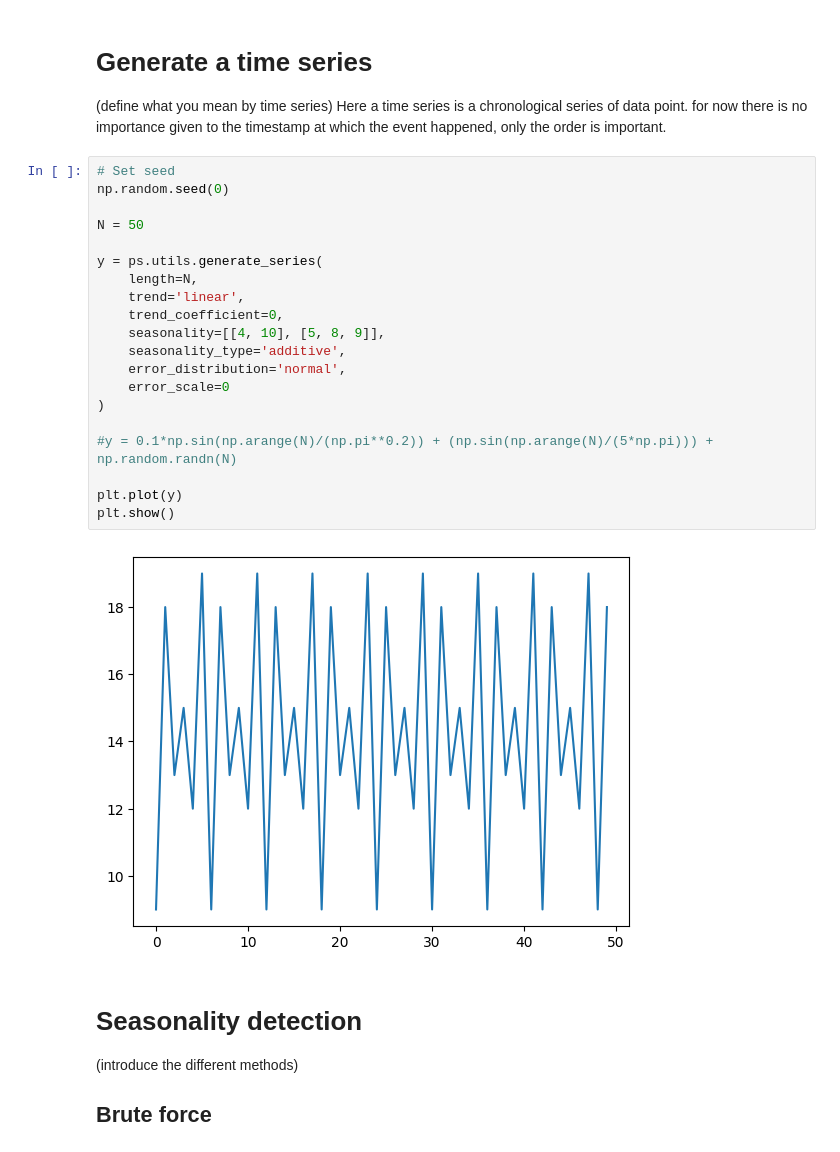
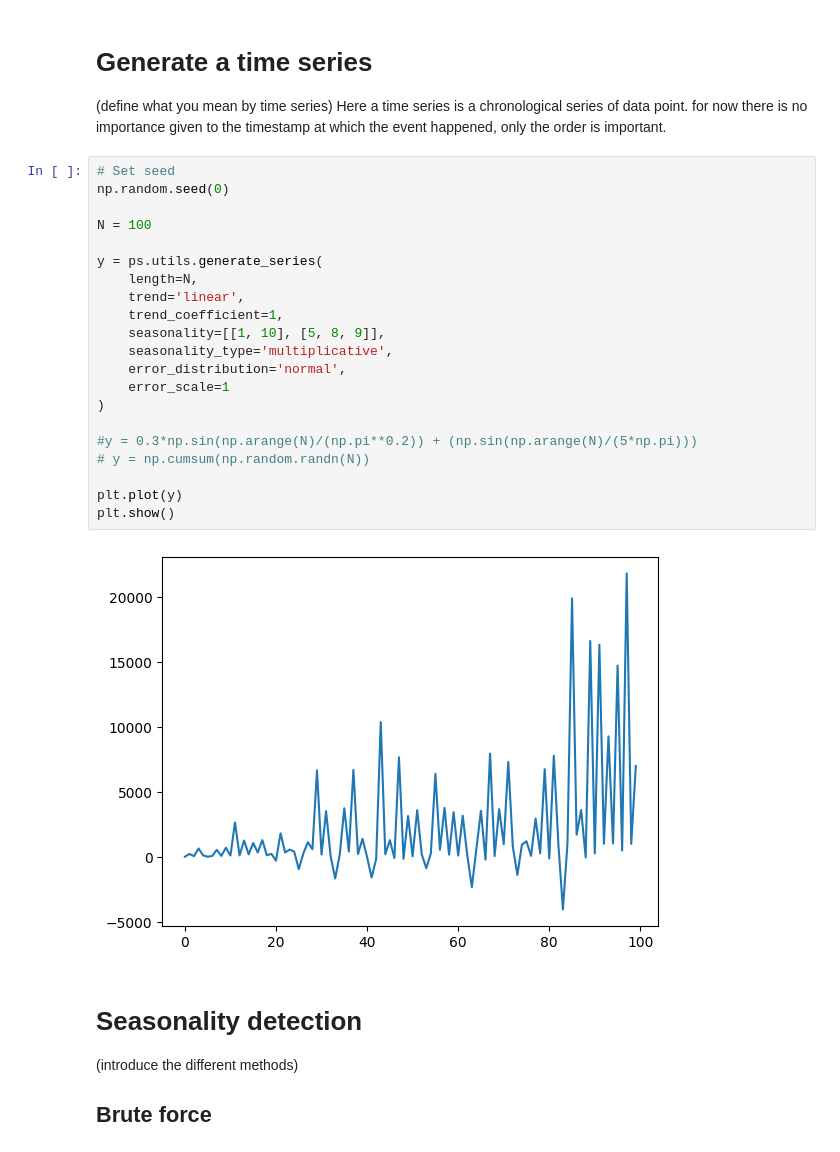
Before and after one commit to roy-stephen/seasons, a Jupyter notebook: seasons/examples/base_usage.ipynb, the cells around one changed output. Drawn from its saved outputs; the diff is of its cells as text.

```diff
--- a/seasons/examples/base_usage.ipynb
+++ b/seasons/examples/base_usage.ipynb
@@ -10,25 +10,26 @@ import pandas as pd
 # %%
 # Set seed
 np.random.seed(0)
 
-N = 50
+N = 100
 
 y = ps.utils.generate_series(
     length=N,
     trend='linear',
-    trend_coefficient=0,
-    seasonality=[[4, 10], [5, 8, 9]],
-    seasonality_type='additive',
+    trend_coefficient=1,
+    seasonality=[[1, 10], [5, 8, 9]],
+    seasonality_type='multiplicative',
     error_distribution='normal',
-    error_scale=0
+    error_scale=1
 )
 
-#y = 0.1*np.sin(np.arange(N)/(np.pi**0.2)) + (np.sin(np.arange(N)/(5*np.pi))) + np.random.randn(N)
+#y = 0.3*np.sin(np.arange(N)/(np.pi**0.2)) + (np.sin(np.arange(N)/(5*np.pi)))
+# y = np.cumsum(np.random.randn(N))
 
 plt.plot(y)
 plt.show()
 # %% [output]
-[figure, old version]
+[figure, new version]
 # %% [markdown]
 # Seasonality detection
 
```
Also changed, not shown: parts of 9 cells of this notebook, 5 other files.
